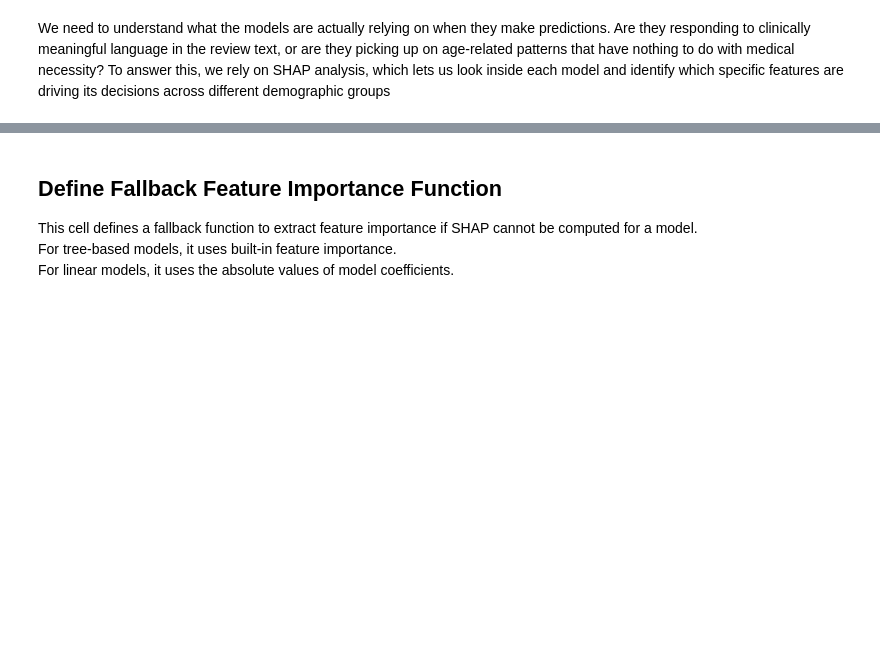
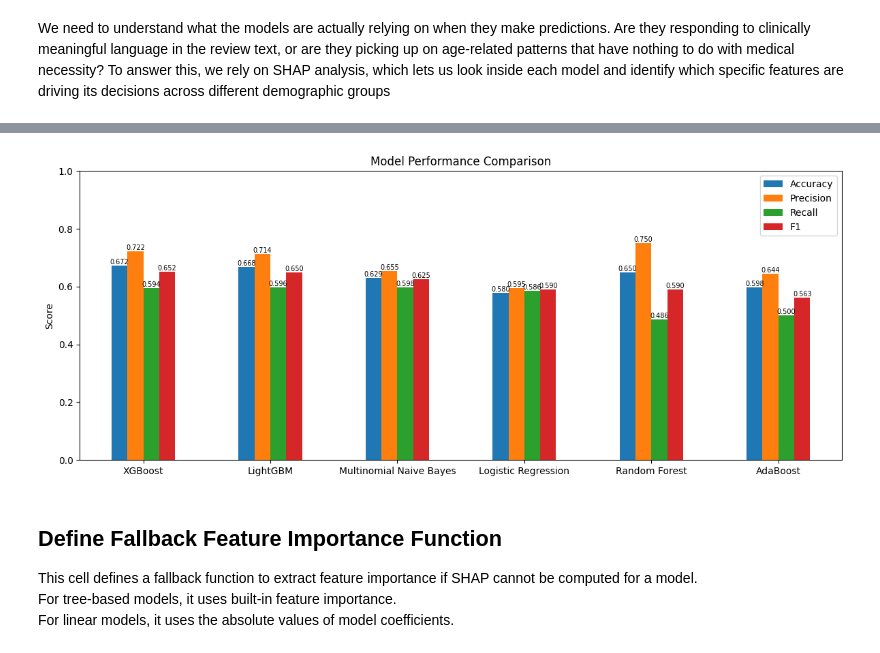
Before and after one commit to AnoshaRehan/insurance-bias-analysis, a Jupyter notebook: notebooks/bias_analysis.ipynb, the cells around one changed output, grey strips where cells are left out. Drawn from its saved outputs; the diff is of its cells as text; code cells hidden in the pictures; blank space fills up the shorter version.

```diff
--- a/notebooks/bias_analysis.ipynb
+++ b/notebooks/bias_analysis.ipynb
@@ -811,3 +893,17 @@ We need to understand what the models are actually relying on when they make pre
+# %%
+# Bar chart: All models - Performance metrics side by side
+fig, ax = plt.subplots(figsize=(12, 5))
+performance_df[['Accuracy', 'Precision', 'Recall', 'F1']].plot.bar(ax=ax, rot=0)
+ax.set_title('Model Performance Comparison')
+ax.set_ylabel('Score')
+ax.set_ylim(0, 1)
+for container in ax.containers:
+    ax.bar_label(container, fmt='%.3f', fontsize=7)
+plt.tight_layout()
+plt.savefig(os.path.join(OUTPUT_DIR, "model_performance_comparison.png"), dpi=150, bbox_inches='tight')
+plt.show()
+# %% [output]
+[figure, added]
 # %% [markdown]
 ## Define Fallback Feature Importance Function
 
```
Also changed, not shown: parts of 5 cells of this notebook.
